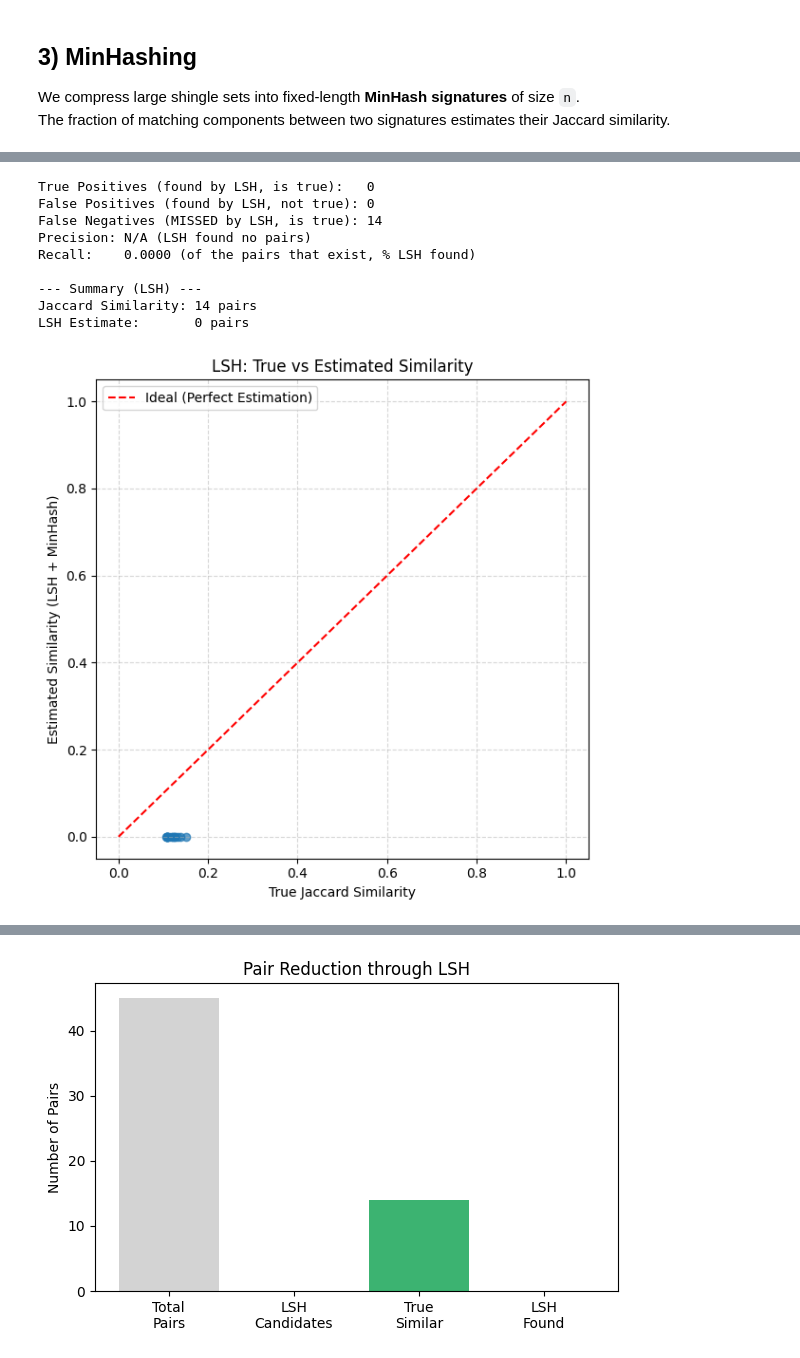
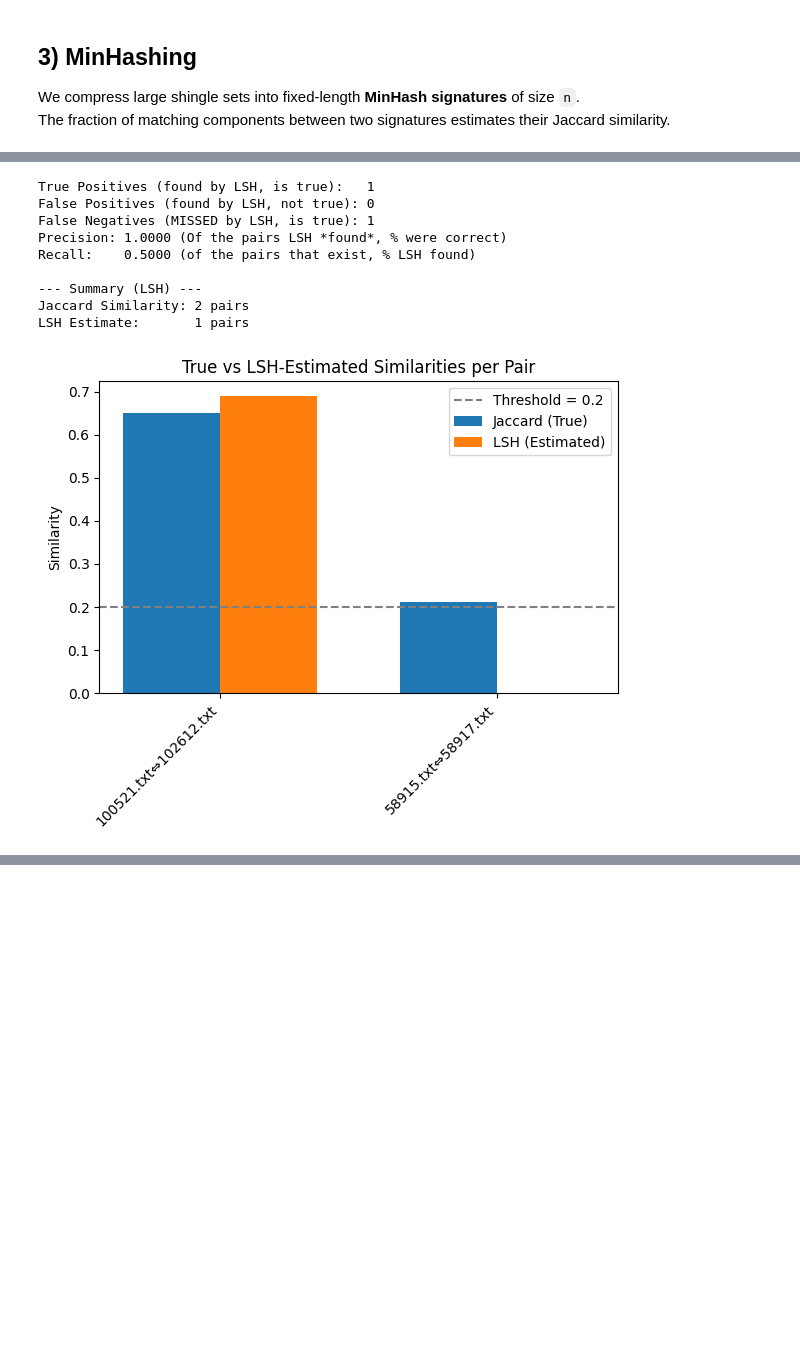
Before and after one commit to emanueleminotti/ID2222-DataMining, a Jupyter notebook: homework1/FindingSimilarItems.ipynb, the cells around one changed output, grey strips where cells are left out. Drawn from its saved outputs; the diff is of its cells as text; code cells hidden in the pictures; blank space fills up the shorter version.

```diff
--- a/homework1/FindingSimilarItems.ipynb
+++ b/homework1/FindingSimilarItems.ipynb
@@ -67,7 +74,7 @@ SHINGLE_LENGTH = 5
 MINHASH_SIGNATURE_SIZE = 100
 
 # The Jaccard similarity threshold 's'
-SIMILARITY_THRESHOLD = 0.1
+SIMILARITY_THRESHOLD = 0.2
 
 doc_files = sorted(glob.glob(os.path.join(DATA_DIR, '*.txt')))
 num_docs = len(doc_files)
@@ -375,18 +360,6 @@ else:
     jaccard_vals = [gt_pairs.get(p, 0) for p in all_pairs]
     minhash_vals = [mh_pairs.get(p, 0) for p in all_pairs]
 
-    # --- Scatter plot: Estimated vs True Similarity ---
-    plt.figure(figsize=(6, 6))
-    plt.scatter(jaccard_vals, minhash_vals, alpha=0.7)
-    plt.plot([0, 1], [0, 1], 'r--', label='Ideal (Perfect Estimation)')
-    plt.xlabel("True Jaccard Similarity")
-    plt.ylabel("Estimated Similarity (MinHash)")
-    plt.title("MinHash vs. Jaccard Similarity Comparison")
-    plt.legend()
-    plt.grid(True, linestyle='--', alpha=0.5)
-    plt.tight_layout()
-    plt.show()
-
     # --- Bar chart: Compare similarities for each pair ---
     x = np.arange(len(all_pairs))
     width = 0.35
@@ -537,54 +510,42 @@ else:
     jaccard_vals = [gt_pairs.get(p, 0) for p in all_pairs]
     lsh_vals = [lsh_pairs.get(p, 0) for p in all_pairs]
 
-    # --- 1) Scatter Plot: True vs Estimated Similarity (for LSH pairs) ---
-    plt.figure(figsize=(6, 6))
-    plt.scatter(jaccard_vals, lsh_vals, alpha=0.7)
-    plt.plot([0, 1], [0, 1], 'r--', label='Ideal (Perfect Estimation)')
-    plt.xlabel("True Jaccard Similarity")
-    plt.ylabel("Estimated Similarity (LSH + MinHash)")
-    plt.title("LSH: True vs Estimated Similarity")
-    plt.legend()
-    plt.grid(True, linestyle='--', alpha=0.5)
-    plt.tight_layout()
-    plt.show()
-
-    # --- 2) Bar Chart: LSH vs True Similarities ---
+    # --- Bar Chart: LSH vs True Similarities ---
     x = np.arange(len(all_pairs))
     width = 0.35
     plt.figure(figsize=(max(6, 0.4 * len(all_pairs) + 2), 5))
     plt.bar(x - width/2, jaccard_vals, width, label="Jaccard (True)")
     plt.bar(x + width/2, lsh_vals, width, label="LSH (Estimated)")
     plt.xticks(x, [f"{a}⇔{b}" for (a,b) in all_pairs], rotation=45, ha='right')
     plt.ylabel("Similarity")
     plt.title("True vs LSH-Estimated Similarities per Pair")
     plt.axhline(SIMILARITY_THRESHOLD, color='gray', linestyle='--', label=f"Threshold = {SIMILARITY_THRESHOLD}")
     plt.legend()
     plt.tight_layout()
     plt.show()
 
-    # --- 3) Reduction Chart: Total vs Candidate vs True Pairs ---
+    # --- Reduction Chart: Total vs Candidate vs True Pairs ---
     total_possible = num_docs * (num_docs - 1) // 2
     candidate_count = len(candidate_pairs)
     true_count = len([p for p, _ in ground_truth_similar_pairs])
     lsh_count = len([p for p, _ in lsh_similar_pairs])
 
     plt.figure(figsize=(6, 4))
     plt.bar(["Total\nPairs", "LSH\nCandidates", "True\nSimilar", "LSH\nFound"],
             [total_possible, candidate_count, true_count, lsh_count],
             color=["lightgray", "skyblue", "mediumseagreen", "orange"])
     plt.title("Pair Reduction through LSH")
     plt.ylabel("Number of Pairs")
     plt.tight_layout()
     plt.show()
 # %% [output]
-True Positives (found by LSH, is true):   0
+True Positives (found by LSH, is true):   1
 False Positives (found by LSH, not true): 0
-False Negatives (MISSED by LSH, is true): 14
-Precision: N/A (LSH found no pairs)
-Recall:    0.0000 (of the pairs that exist, % LSH found)
+False Negatives (MISSED by LSH, is true): 1
+Precision: 1.0000 (Of the pairs LSH *found*, % were correct)
+Recall:    0.5000 (of the pairs that exist, % LSH found)
 
 --- Summary (LSH) ---
-Jaccard Similarity: 14 pairs
-LSH Estimate:       0 pairs
+Jaccard Similarity: 2 pairs
+LSH Estimate:       1 pairs
-[figure, old version]
+[figure, new version]
@@ -592 +552,0 @@ LSH Estimate:       0 pairs
-[figure, removed]
```
Also changed, not shown: parts of 14 cells of this notebook, 18 other files.
